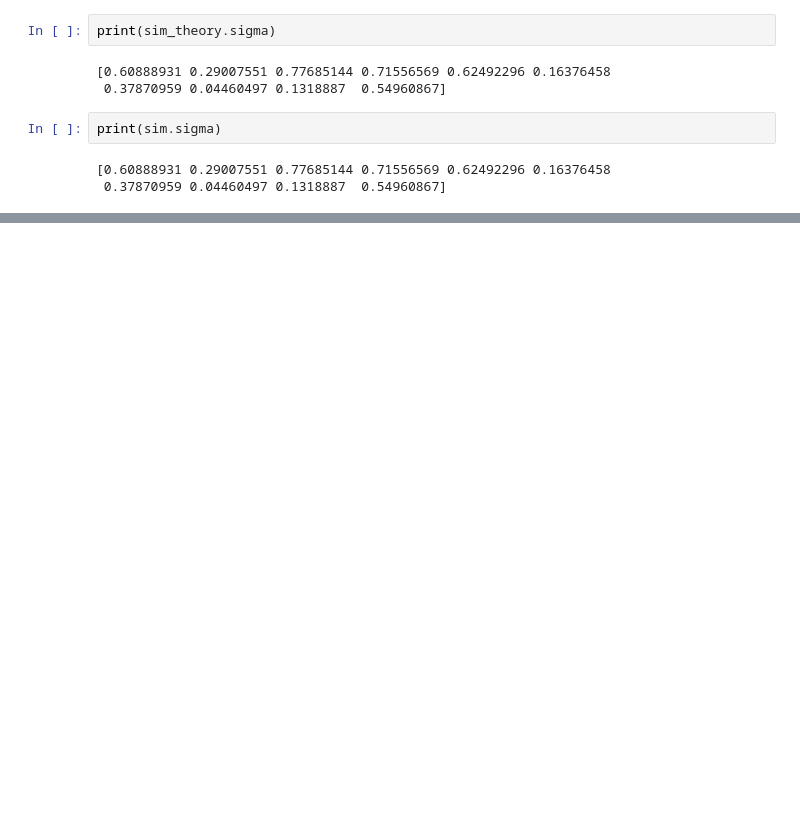
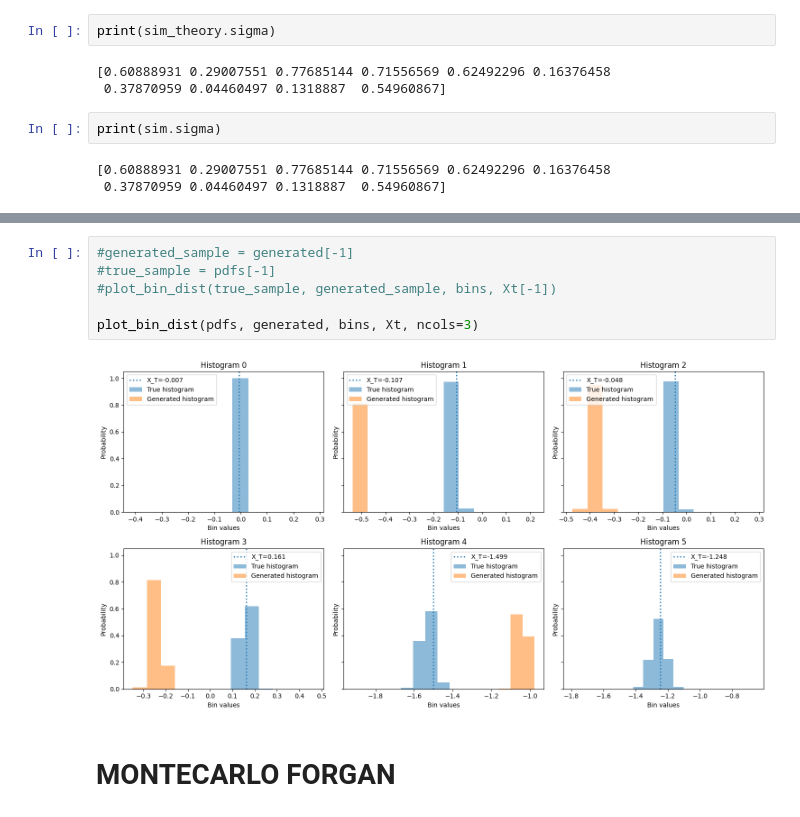
Before and after one commit to matteorofrano/CGAN-for-probability-distribution-generation, a Jupyter notebook: tests.ipynb, the cells around one changed output, grey strips where cells are left out. Saved outputs shown, nothing was run; the diff lists cells and outputs as text; blank space fills up the shorter version.

Commit message:
tested montecarlo pdfs models

```diff
--- a/tests.ipynb
+++ b/tests.ipynb
@@ -1041,0 +1284,10 @@ stats = conditional_gan.evaluate_error_distribution(mydata, save_to='cgan_100b_e
+# %%
+#generated_sample = generated[-1]
+#true_sample = pdfs[-1]
+#plot_bin_dist(true_sample, generated_sample, bins, Xt[-1])
+
+plot_bin_dist(pdfs, generated, bins, Xt, ncols=3)
+# %% [output]
+[figure, added]
+# %% [markdown]
+# MONTECARLO FORGAN
```
Also changed, not shown: parts of 26 cells of this notebook, 28 other files.
